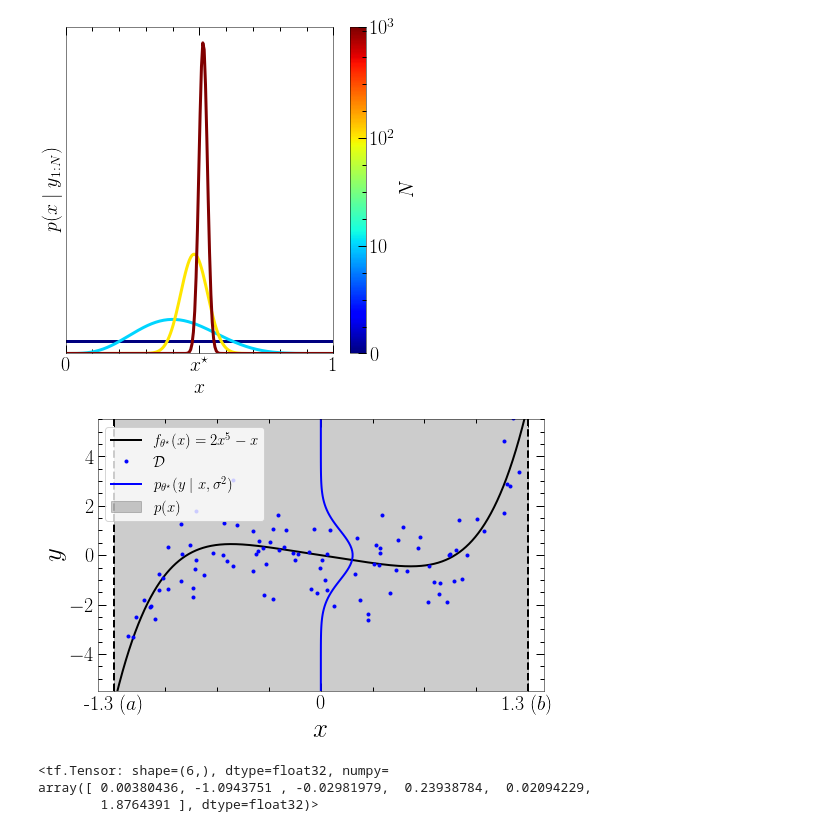
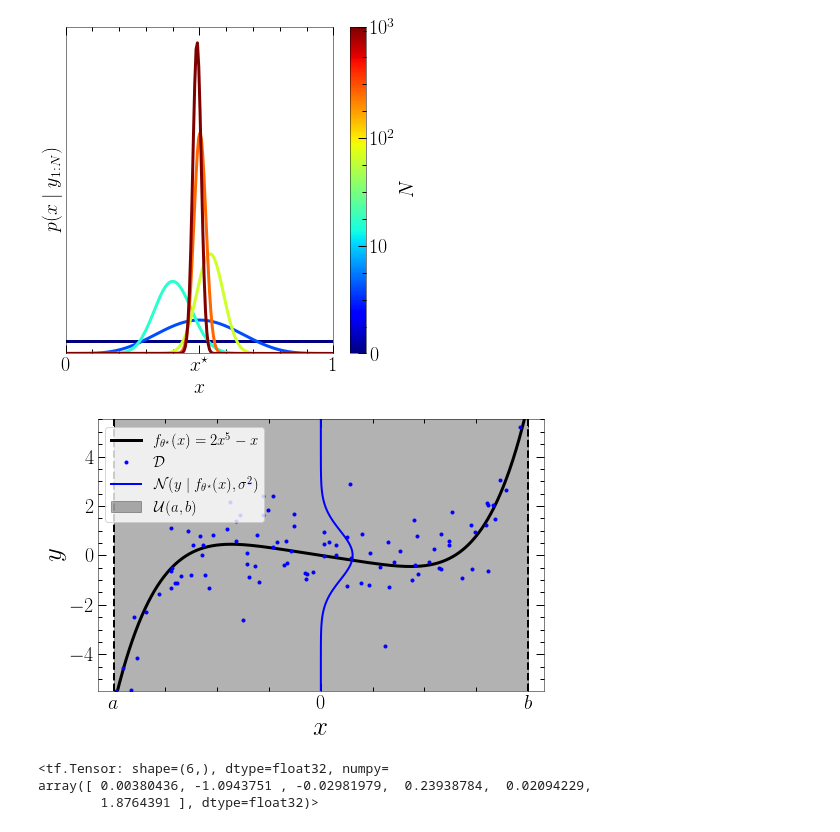
Before and after one commit to AlexandreAdam/master_thesis, a Jupyter notebook: notebooks/intro_ml.ipynb, the cells around one changed output. Drawn from its saved outputs; the diff is of its cells as text; code cells hidden in the pictures.

```diff
--- a/notebooks/intro_ml.ipynb
+++ b/notebooks/intro_ml.ipynb
@@ -45,7 +48,7 @@ def posterior(x, y):
     return np.prod(likelihood(y, x), axis=1)
 
 plt.figure(figsize=(6, 6))
-Ns = [0, 10, 100, 1000]
+Ns = [0, 10, 50, 100, 500, 1000]
 x = np.linspace(0, 1, 200)[:, None]
 for i, N in enumerate(Ns):
     y = np.random.choice(2, size=N)[None, :]
@@ -62,7 +65,7 @@ plt.xlim(0, 1)
 plt.ylim(0)
 plt.savefig("toy_coin_toss.pdf")
 # %% [output]
-[figure, old version]
+[figure, new version]
 # %%
 def f(x):
     return 2 * x**5 - x
@@ -72,38 +75,38 @@ def U(x, a, b):
     out[(x < a) | (x > b)] = 0
     out[(x >= a) & (x <= b)] = 1
     return out
 
 def pyx(y, x, sigma=1):
     return np.exp(-0.5 * (y - f(x))**2/sigma**2) / np.sqrt(2 * np.pi) / sigma
 
 def log_likelihood(x, y):
     return (f(x) - y)**2
 
 a = -1.3
 b = 1.3
 sigma = 1
 
 plt.figure(figsize=(8, 5))
 true_x = np.linspace(a-0.1, b+0.1, 1000)
 x = np.random.uniform(a, b, 100)
-plt.plot(true_x, f(true_x), "k-", lw=2, label=r"$f_{\theta^\star}(x) = 2x^5 - x$")
+plt.plot(true_x, f(true_x), "k-", lw=3, label=r"$f_{\theta^\star}(x) = 2x^5 - x$")
 plt.plot(x, f(x) + np.random.normal(size=x.size) * sigma, "b.", label=r"$\mathcal{D}$")
 y = np.linspace(-5.5, 5.5, 100)
 xs = np.zeros_like(y)
-plt.plot(0.5*pyx(y, xs, sigma), y, color="b", label=r"$p_{\theta^\star}(y \mid x, \sigma^2)$", lw=2)
+plt.plot(0.5*pyx(y, xs, sigma), y, color="b", label=r"$\mathcal{N}(y \mid f_{\theta^\star}(x), \sigma^2)$", lw=2)
 # plt.plot(true_x, 5 * U(true_x, a, b))
 plt.xlim(a-0.1, b + 0.1)
 plt.ylim(-5.5, 5.5)
 plt.xlabel(r"$x$")
 plt.ylabel(r"$y$")
-plt.xticks([a, 0, b], [fr"{a} ($a$)", r"$0$", rf"{b} ($b$)"])
+plt.xticks([a, 0, b], [fr"$a$", r"$0$", rf"$b$"])
 plt.axvline(a, color="k", ls="--", lw=2)
 plt.axvline(b, color="k", ls="--", lw=2)
-plt.axvspan(xmin=a, xmax=b, ymax=5.5, ymin=-5.5, color="k", alpha=0.2, label=r"$p(x)$")
+plt.axvspan(xmin=a, xmax=b, ymax=5.5, ymin=-5.5, color="k", alpha=0.3, label=r"$\mathcal{U}(a, b)$")
 plt.legend(fontsize=15, loc=2, facecolor="w", frameon=True)
 plt.savefig("toy_problem.pdf")
 # %% [output]
-[figure, old version]
+[figure, new version]
 # %%
 def model(x, theta):
     y = 0
```
Also changed, not shown: parts of 6 cells of this notebook, 14 other files.
